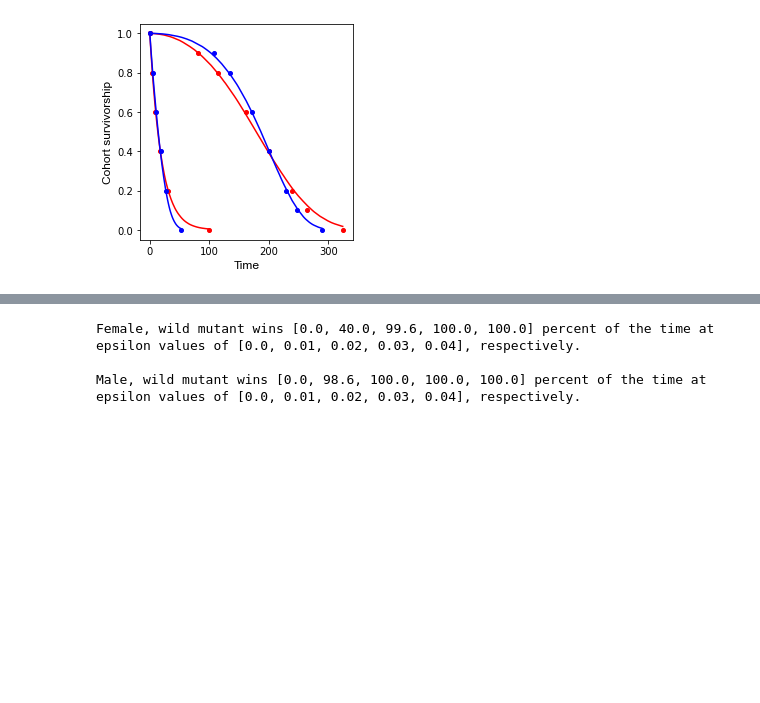
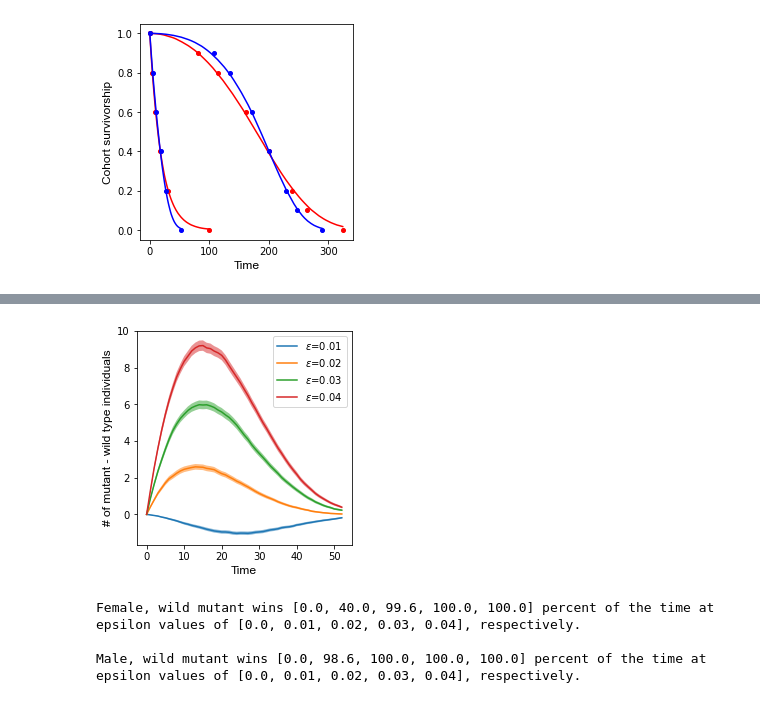
Before and after one commit to stifwo/advantageous-aging, a Jupyter notebook: case_studies/case_study_2_telostylinus.ipynb, the cells around one changed output, grey strips where cells are left out. Drawn from its saved outputs; the diff is of its cells as text; code cells hidden in the pictures; blank space fills up the shorter version.

```diff
--- a/case_studies/case_study_2_telostylinus.ipynb
+++ b/case_studies/case_study_2_telostylinus.ipynb
@@ -107,7 +109,7 @@ Wall time: 4min 24s
 h_wt_m = np.array([0.0435, 0.04393, 0.044387, 0.044845, 0.04531]) # TODO: Avklar hva som skjer her og dokumenter
 hazard_rate_params = dict(alpha=alpha_m, kappa=kappa_m, omega=omega, tau=tau)
 
-population_simulations_m, _, _ = population_survivorship_difference(
+population_simulations_m, mean_diff_m, std_diff_m = population_survivorship_difference(
     individual_count=individual_count,
     repetition_count=repetition_count,
     epsilons=epsilons,
@@ -125,3 +127,8 @@ Wall time: 1min 19s
+# %%
+# Inspect predicted temporal difference (not shown in paper)
+figures.plot_fig_2(t_m_wild_m, mean_diff_m, std_diff_m, repetition_count) # Using figure 2 plotting function for convenience
+# %% [output]
+[figure, added]
 # %%
 # Calculate the percentage of cases where the mutant has a larger area than the hypothetical wild type
 
```
Also changed, not shown: parts of 5 cells of this notebook, 9 other files.
